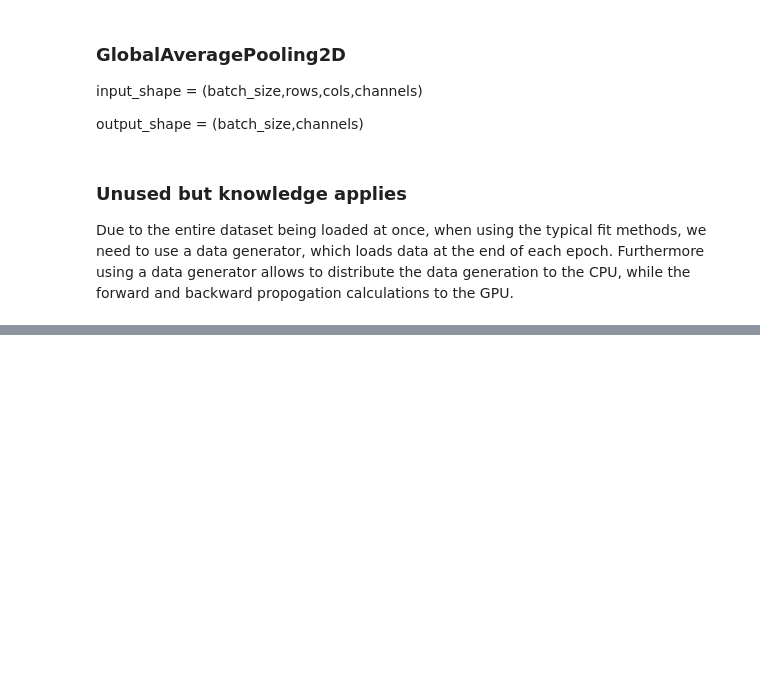
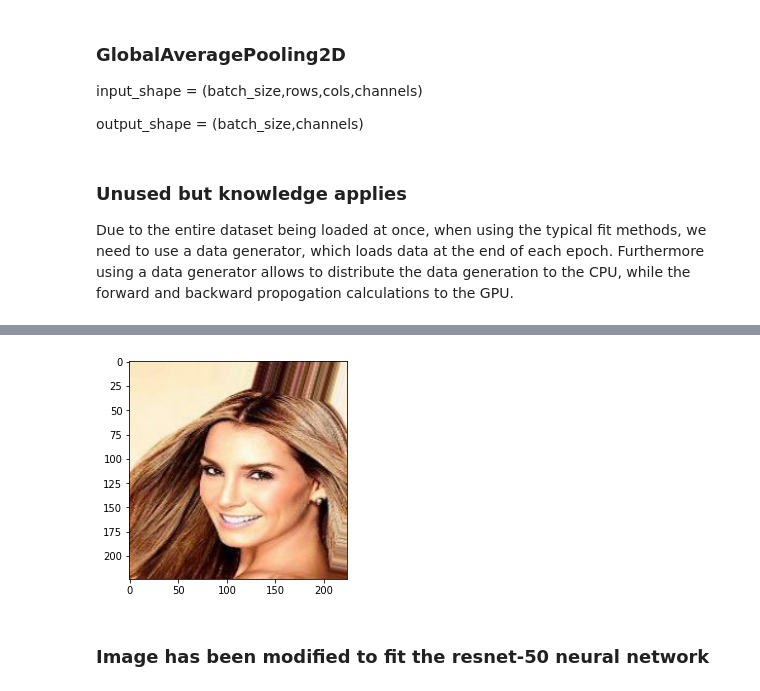
Before and after one commit to Pasindu19970808/Hands-on-Machine-Learning-Textbook-Exercises, a Jupyter notebook: DeepLearning_1/Celeb_A/Celeb_a.ipynb, the cells around one changed output, grey strips where cells are left out. Drawn from its saved outputs; the diff is of its cells as text; code cells hidden in the pictures; blank space fills up the shorter version.

```diff
--- a/DeepLearning_1/Celeb_A/Celeb_a.ipynb
+++ b/DeepLearning_1/Celeb_A/Celeb_a.ipynb
@@ -366,0 +367,28 @@ model_resnet34.fit_generator(generator=training_generator, validation_data=valid
+# %%
+resize_model = tf.keras.models.Sequential()
+resize_model.add(tf.keras.layers.experimental.preprocessing.Resizing(height=224, width=224))
+
+def convert_image_to_pixels_resnet(filepath,labels):
+    image = tf.io.read_file(filepath)
+    image_pixels = tf.io.decode_image(image, channels = 3, dtype = tf.float32)
+    image_pixels = resize_model(image_pixels)
+    return image_pixels,labels
+
+
+def create_dataset_as_generator_resnet(filepaths,labels):
+    for filepath,label in zip(filepaths,labels):
+        image_pixels,label = convert_image_to_pixels_resnet(filepath,label)
+        yield image_pixels,label
+# %%
+train_ds_resnet = tf.data.Dataset.from_generator(create_dataset_as_generator_resnet,args=[train_set,train_labels],output_types=(tf.float32,tf.int64),output_shapes = (tf.TensorShape([224,224,3]),tf.TensorShape(())))
+
+valid_ds_resnet = tf.data.Dataset.from_generator(create_dataset_as_generator_resnet,args=[valid_set,valid_labels],output_types=(tf.float32,tf.int64),output_shapes = (tf.TensorShape([224,224,3]),tf.TensorShape(())))
+
+test_ds_resnet = tf.data.Dataset.from_generator(create_dataset_as_generator_resnet,args=[test_set,test_labels],output_types=(tf.float32,tf.int64),output_shapes = (tf.TensorShape([224,224,3]),tf.TensorShape(())))
+# %%
+for image,label in train_ds_resnet.take(1):
+    plt.imshow(image)
+# %% [output]
+[figure, added]
+# %% [markdown]
+<h3> Image has been modified to fit the resnet-50 neural network</h3>
```
Also changed, not shown: parts of 10 cells of this notebook.
